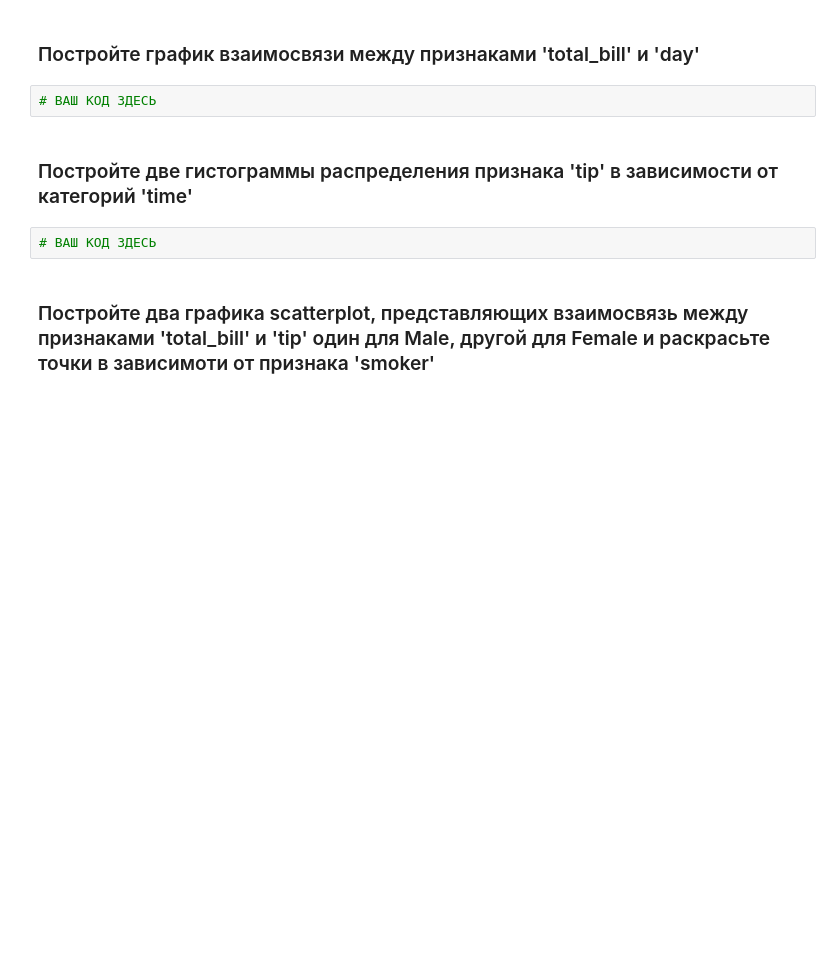
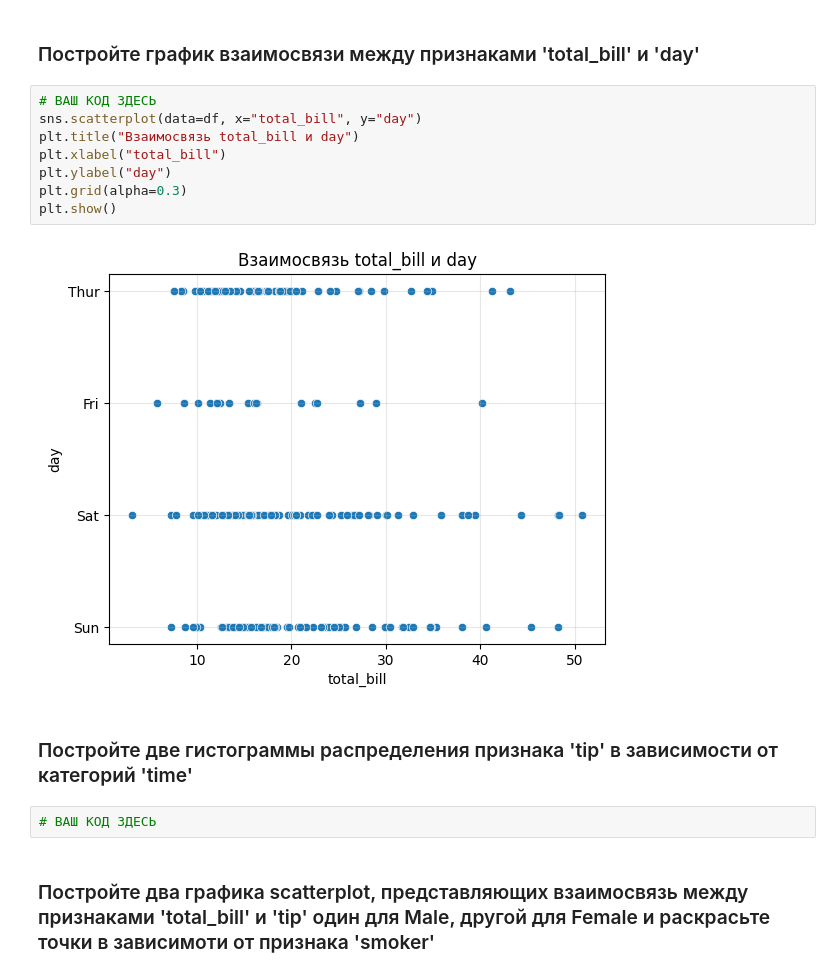
Before and after one commit to juojuk/ML-Basic, a Jupyter notebook: homework_07.ipynb, the cells around one changed output. Cells and saved outputs as stored; diff of their text form; blank space fills up the shorter version.

```diff
--- a/homework_07.ipynb
+++ b/homework_07.ipynb
@@ -208,7 +286,15 @@ print(f"Среднее значение: {mean}\nСтандартное откл
 # %% [markdown]
 ### Постройте график взаимосвязи между признаками 'total_bill' и 'day'
-# %%
-# ВАШ КОД ЗДЕСЬ
+# %%
+# ВАШ КОД ЗДЕСЬ
+sns.scatterplot(data=df, x="total_bill", y="day")
+plt.title("Взаимосвязь total_bill и day")
+plt.xlabel("total_bill")
+plt.ylabel("day")
+plt.grid(alpha=0.3)
+plt.show()
+# %% [output]
+[figure, added]
 # %% [markdown]
 ### Постройте две гистограммы распределения признака 'tip' в зависимости от категорий 'time'
 # %%
```
Also changed, not shown: parts of 26 cells of this notebook.
